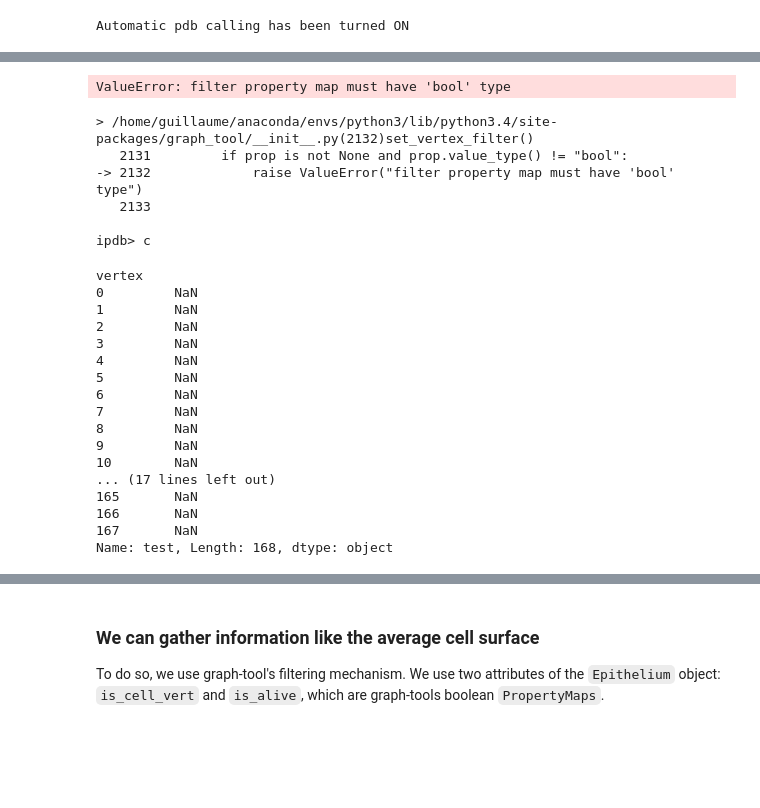
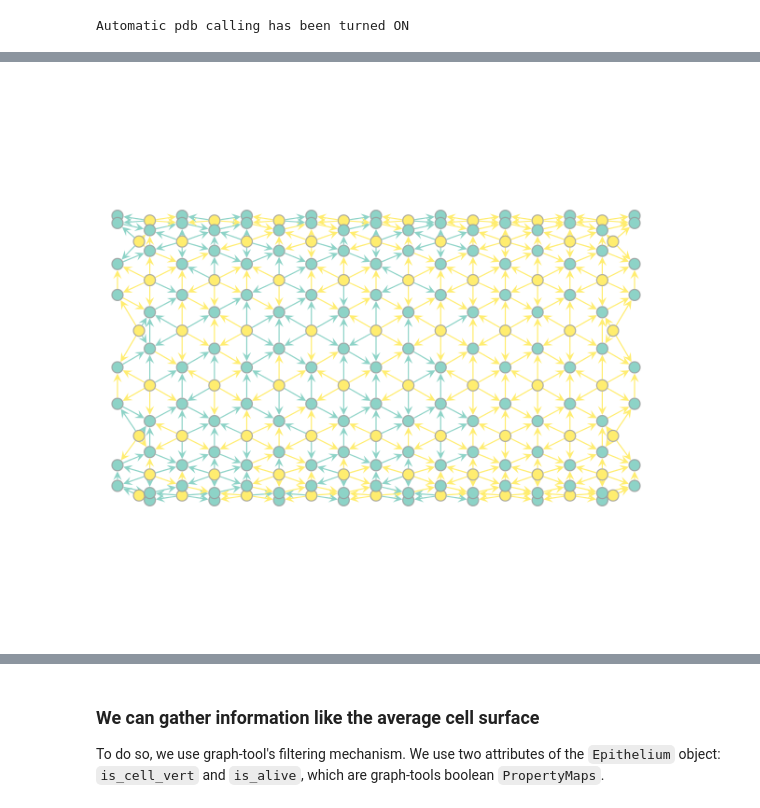
Before and after one commit to glyg/leg-joint, a Jupyter notebook: notebooks/2 - Energy minimisation.ipynb, the cells around one changed output, grey strips where cells are left out. Drawn from its saved outputs; the diff is of its cells as text; code cells hidden in the pictures; blank space fills up the shorter version.

```diff
--- a/notebooks/2 - Energy minimisation.ipynb
+++ b/notebooks/2 - Energy minimisation.ipynb
@@ -387,6 +389,17 @@ $$
 %pdb
 # %% [output]
 Automatic pdb calling has been turned ON
+# %%
+def draw_xz_cut(eptm):
+    pos = gt.group_vector_property([eptm.z, eptm.x])
+    front = eptm.is_cell_vert.copy()
+    front.a = eptm.y.a > 0
+    is_ctoj_edge = eptm.is_junction_edge.copy()
+    is_ctoj_edge.a = 1 - eptm.is_junction_edge.a
+    eptm.graph.set_vertex_filter(front)
+    gt.graph_draw(eptm.graph, pos=pos, vertex_fill_color=eptm.is_cell_vert,
+                  edge_color=is_ctoj_edge, vorder=eptm.y, inline=True)
+    eptm.graph.set_vertex_filter(None)
 # %%
 ## Epithelium instantiation
 eptm = lj.Epithelium(#graphXMLfile=lj.data.initial_graph_xml(),
@@ -395,5 +408,6 @@ eptm = lj.Epithelium(#graphXMLfile=lj.data.initial_graph_xml(),
                      copy=True)
 
 ## Scaling so that we start at global epithelium
-eptm.isotropic_relax()
+#eptm.isotropic_relax()
+draw_xz_cut(eptm)
 # %% [output]
@@ -402,7 +420 @@ eptm.isotropic_relax()
-ValueError: filter property map must have 'bool' type
-> /home/guillaume/anaconda/envs/python3/lib/python3.4/site-packages/graph_tool/__init__.py(2132)set_vertex_filter()
-   2131         if prop is not None and prop.value_type() != "bool":
--> 2132             raise ValueError("filter property map must have 'bool' type")
-   2133
-
-ipdb> c
+[figure, added]
@@ -416,20 +420,0 @@ eptm.vertex_df['test'] = pd.Series(dtype=np.bool)
-# %%
-eptm.vertex_df.test
-# %% [output]
-vertex
-0         NaN
-1         NaN
-2         NaN
-3         NaN
-4         NaN
-5         NaN
-6         NaN
-7         NaN
-8         NaN
-9         NaN
-10        NaN
-... (17 lines left out)
-165       NaN
-166       NaN
-167       NaN
-Name: test, Length: 168, dtype: object
```
Also changed, not shown: parts of 28 cells of this notebook, 12 other files.
